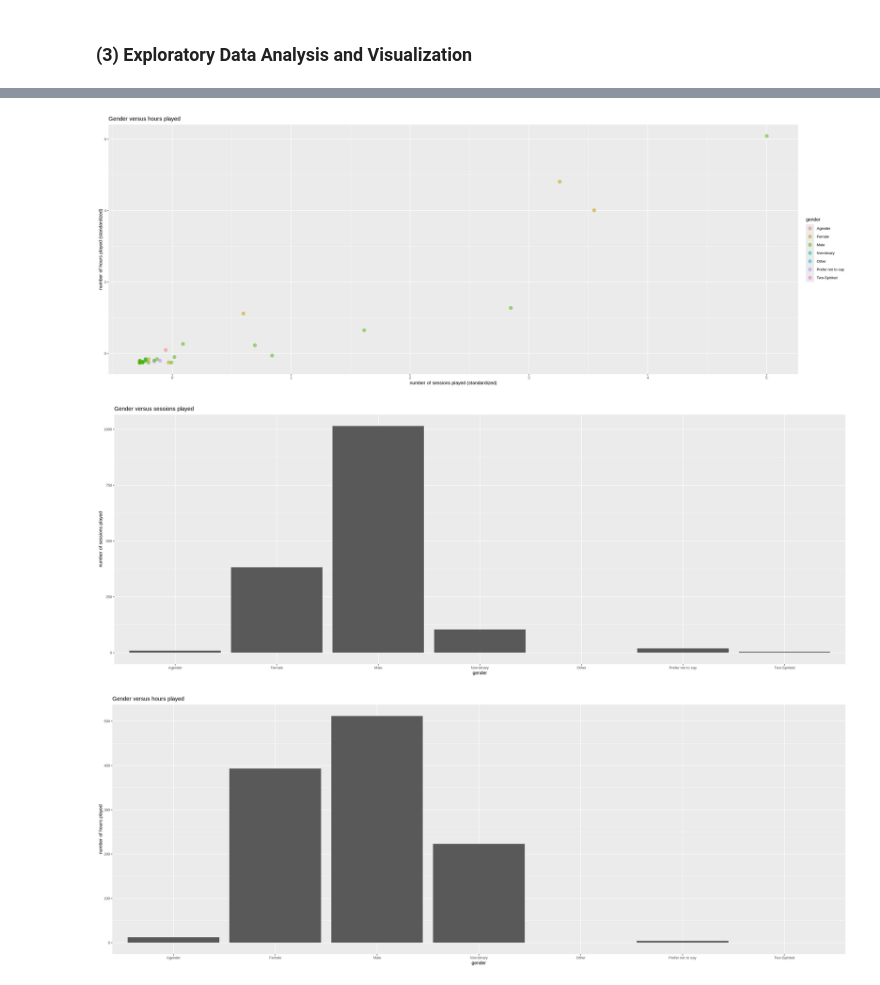
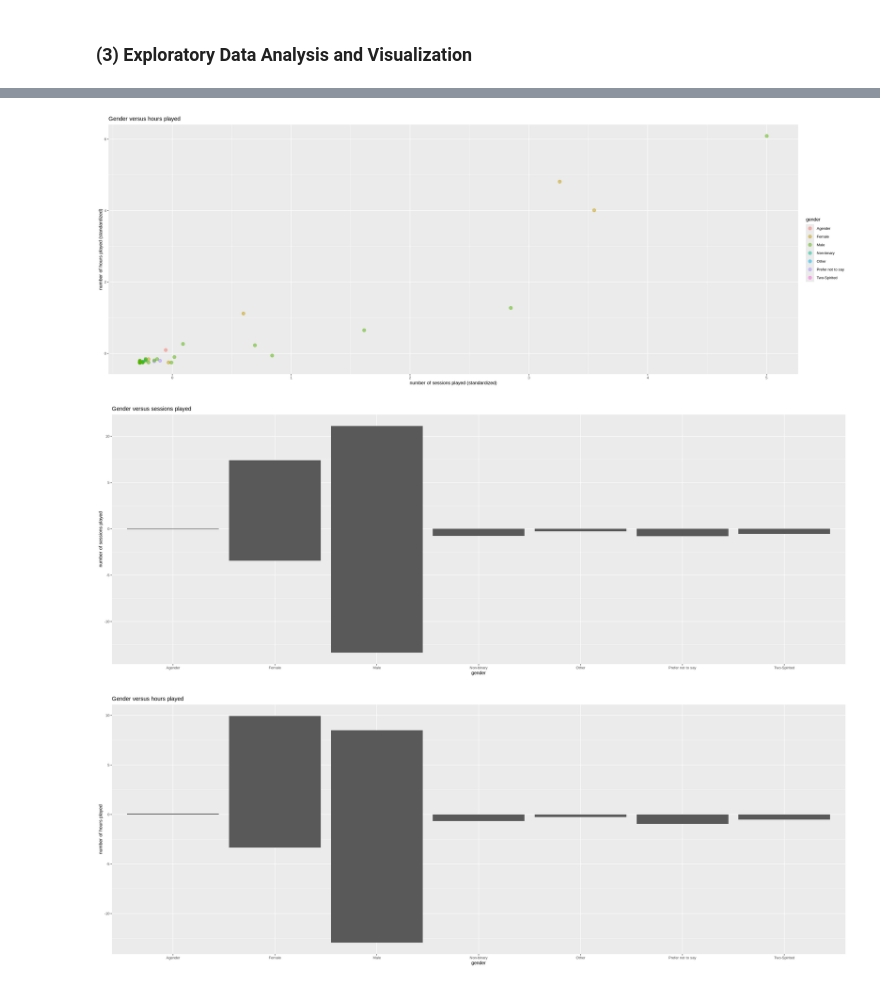
Before and after one commit to mia6c/dsci-100-group-project, a Jupyter notebook: Project Final Report .ipynb, the cells around one changed output, grey strips where cells are left out. Drawn from its saved outputs; the diff is of its cells as text; code cells hidden in the pictures.

```diff
--- a/Project Final Report .ipynb
+++ b/Project Final Report .ipynb
@@ -149,34 +146,34 @@ data_test <- testing(data_split)
 options(repr.plot.width = 22, repr.plot.height = 8)
 data_scatterplot <- data_train|>
     ggplot(aes(x = session_count, y = played_hours, colour = gender)) +
         geom_point(alpha = 0.5, cex = 3) +
         labs(x = "number of sessions played (standardized)", y = "number of hours played (standardized)", colour = "gender") +
         theme(text = element_text(size = 10)) +
         ggtitle("Gender versus hours played")
 
 
 #create a bar plot comparing gender and session count
-data_bar1 <- ggplot(data, aes(x = gender, y = session_count)) +
+data_bar1 <- ggplot(data_train, aes(x = gender, y = session_count)) +
   geom_bar(stat = "identity") +
   xlab("gender") +
   ylab("number of sessions played") +
   theme(text = element_text(size = 10)) +
   ggtitle("Gender versus sessions played")
 
 #create a bar plot comparing gender and hours played
-data_bar2 <- ggplot(data, aes(x = gender, y = played_hours)) +
+data_bar2 <- ggplot(data_train, aes(x = gender, y = played_hours)) +
   geom_bar(stat = "identity") +
   xlab("gender") +
   ylab("number of hours played") +
   theme(text = element_text(size = 10)) +
   ggtitle("Gender versus hours played")
 
 
 
 data_scatterplot
 data_bar1
 data_bar2
 # %% [output]
 [figure]
-[figure, old version]
+[figure, new version]
-[figure, old version]
+[figure, new version]
```
Also changed, not shown: parts of 2 cells of this notebook.
